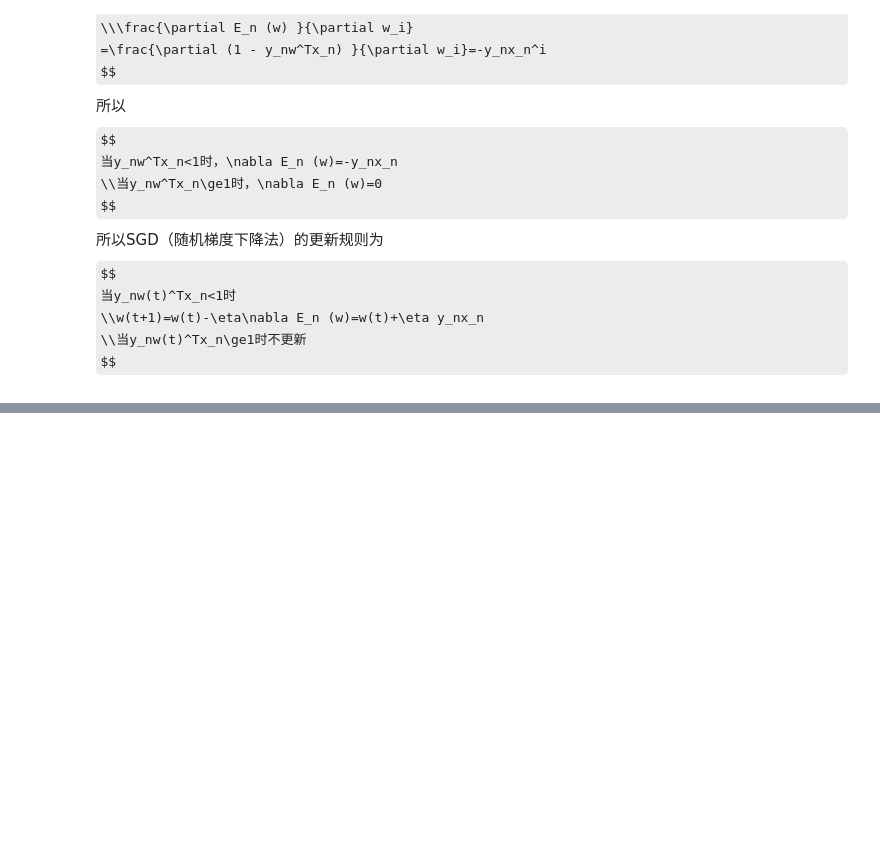
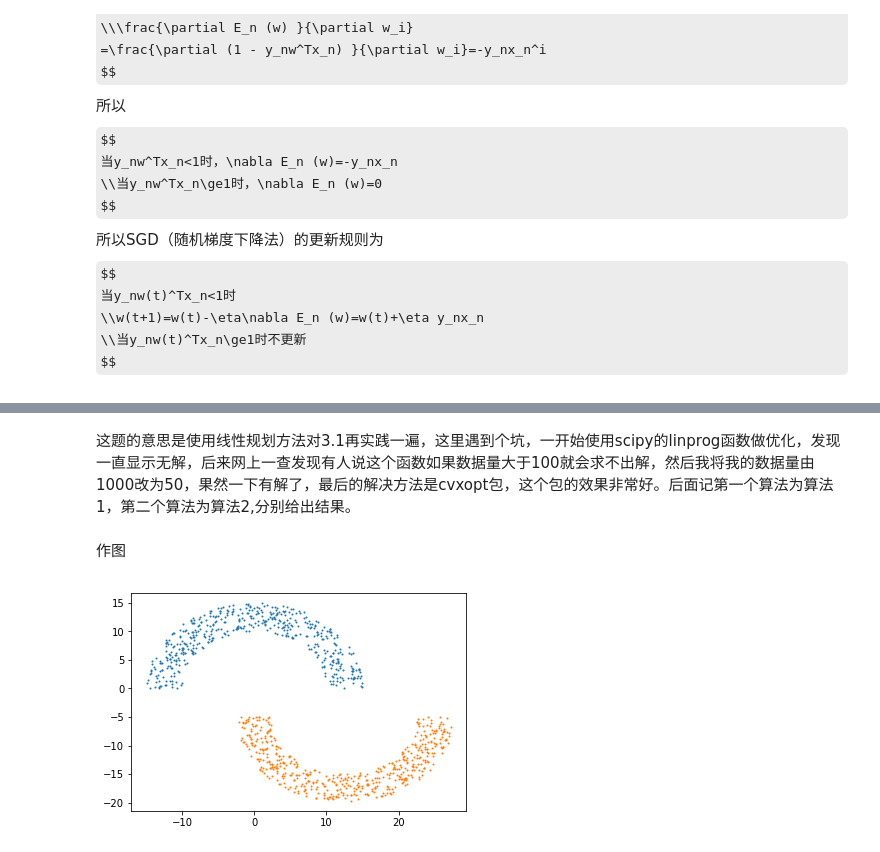
Before and after one commit to Doraemonzzz/Learning-from-data, a Jupyter notebook: Chapter3/Chapter 3 The Linear Model.ipynb, the cells around one changed output, grey strips where cells are left out. Cells and saved outputs as stored; diff of their text form; code cells hidden in the pictures; some formulas as TeX source; blank space fills up the shorter version.

```diff
--- a/Chapter3/Chapter 3 The Linear Model.ipynb
+++ b/Chapter3/Chapter 3 The Linear Model.ipynb
@@ -1394,3 +1425,12 @@ print('特征转换后的错误率为'+str(CountError(newdata,w)/newdata.shape[0
+# %%
+# 数据数目
+n = 10000
+# 定义x, y
+x = np.linspace(-100, 100, n)
+y = np.linspace(-100, 100, n)
+
+# 生成网格数据
+X, Y = np.meshgrid(x, y)
 # %% [markdown]
 将转换后的数据带入linear regression
 # %%
@@ -1578,0 +1767,2 @@ $$
+# %% [markdown]
+这题的意思是使用线性规划方法对3.1再实践一遍，这里遇到个坑，一开始使用scipy的linprog函数做优化，发现一直显示无解，后来网上一查发现有人说这个函数如果数据量大于100就会求不出解，然后我将我的数据量由1000改为50，果然一下有解了，最后的解决方法是cvxopt包，这个包的效果非常好。后面记第一个算法为算法1，第二个算法为算法2,分别给出结果。
@@ -1578,0 +1814,18 @@ $$
+# %% [markdown]
+作图
+# %%
+import matplotlib.pyplot as plt
+n=1000
+top,bottom=generatedata(rad,thk,sep,n)
+
+X1=[i[0] for i in top]
+Y1=[i[1] for i in top]
+
+X2=[i[0] for i in bottom]
+Y2=[i[1] for i in bottom]
+
+plt.scatter(X1,Y1,s=1)
+plt.scatter(X2,Y2,s=1)
+plt.show()
+# %% [output]
+[figure, added]
```
Also changed, not shown: parts of 80 cells of this notebook, 51 other files.
